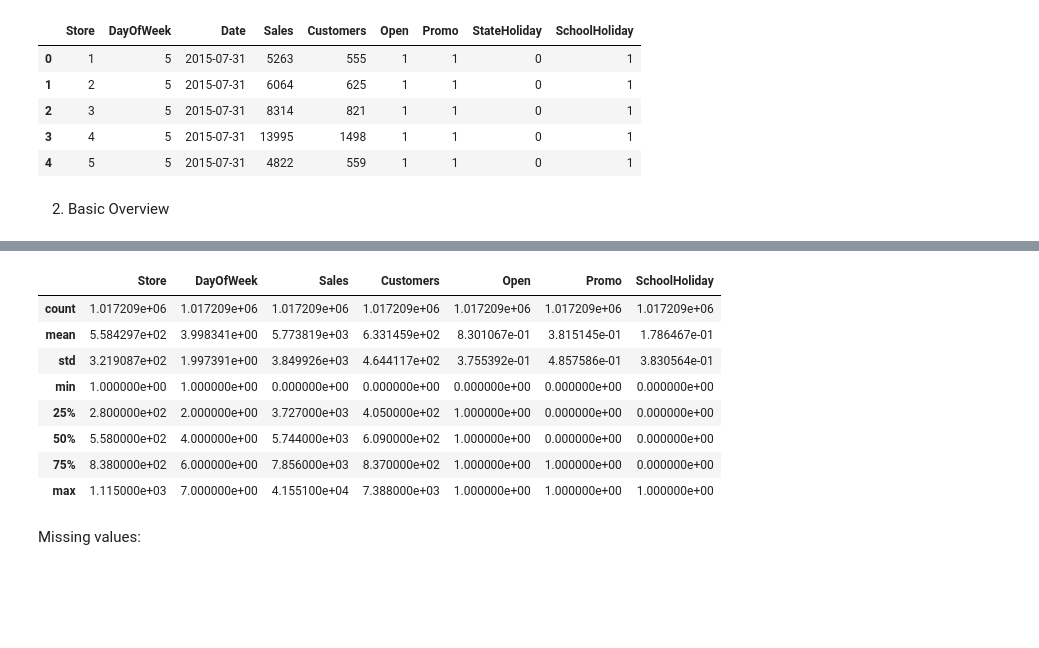
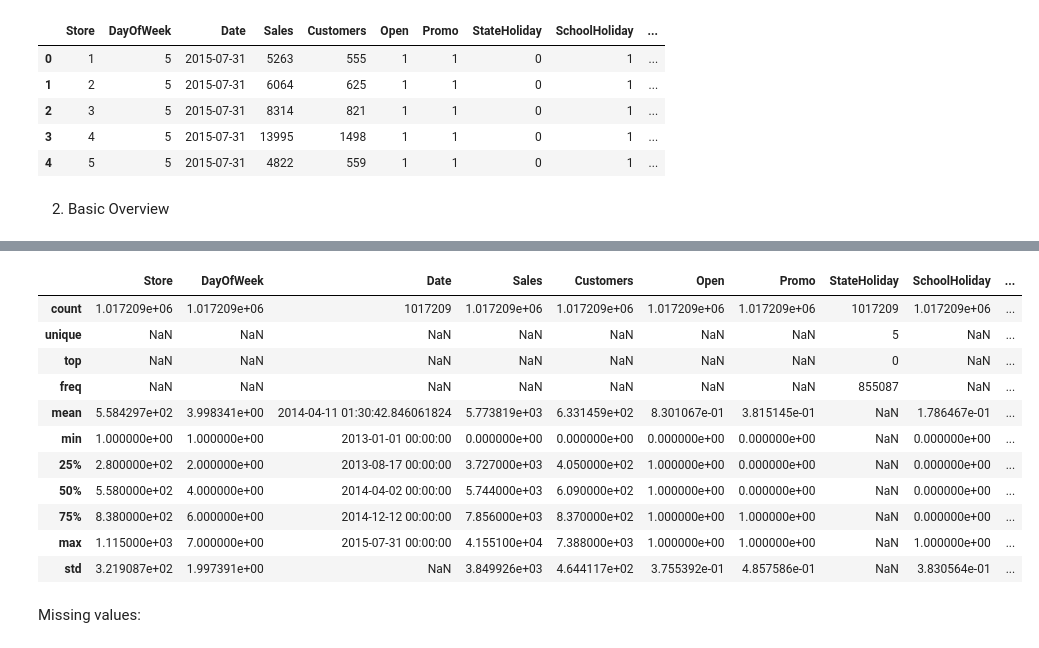
Before and after one commit to vburlay/Rossmann, a Jupyter notebook: notebooks/rossmann_eda.ipynb, the cells around one changed output, grey strips where cells are left out. Drawn from its saved outputs; the diff is of its cells as text; code cells hidden in the pictures; blank space fills up the shorter version.

```diff
--- a/notebooks/rossmann_eda.ipynb
+++ b/notebooks/rossmann_eda.ipynb
@@ -1,6 +1,6 @@
 # %%
 # ============================================
-# 1. IMPORTS & SETTINGS
+# 1. Imports
 # ============================================
 import pandas as pd
 import numpy as np
@@ -8,27 +8,28 @@ import matplotlib.pyplot as plt
 import seaborn as sns
 from config import RAW_DIR
 
-# Optional styling
-sns.set(style="whitegrid", context="talk")
-plt.rcParams["figure.figsize"] = (12, 6)
+plt.style.use("seaborn-v0_8")
+sns.set_palette("tab10")
 
-# Load data
 train = pd.read_csv(RAW_DIR / "train.csv")
 store = pd.read_csv(RAW_DIR /"store.csv")
 
-train.head()
+df = train.merge(store, on="Store", how="left")
+df["Date"] = pd.to_datetime(df["Date"])
+
+df.head()
 # %% [output]
-|  | Store | DayOfWeek | Date | Sales | Customers | Open | Promo | StateHoliday | SchoolHoliday |
-| 0 | 1 | 5 | 2015-07-31 | 5263 | 555 | 1 | 1 | 0 | 1 |
-| 1 | 2 | 5 | 2015-07-31 | 6064 | 625 | 1 | 1 | 0 | 1 |
-| 2 | 3 | 5 | 2015-07-31 | 8314 | 821 | 1 | 1 | 0 | 1 |
-| 3 | 4 | 5 | 2015-07-31 | 13995 | 1498 | 1 | 1 | 0 | 1 |
-| 4 | 5 | 5 | 2015-07-31 | 4822 | 559 | 1 | 1 | 0 | 1 |
+|  | Store | DayOfWeek | Date | Sales | Customers | Open | Promo | StateHoliday | SchoolHoliday | ... |
+| 0 | 1 | 5 | 2015-07-31 | 5263 | 555 | 1 | 1 | 0 | 1 | ... |
+| 1 | 2 | 5 | 2015-07-31 | 6064 | 625 | 1 | 1 | 0 | 1 | ... |
+| 2 | 3 | 5 | 2015-07-31 | 8314 | 821 | 1 | 1 | 0 | 1 | ... |
+| 3 | 4 | 5 | 2015-07-31 | 13995 | 1498 | 1 | 1 | 0 | 1 | ... |
+| 4 | 5 | 5 | 2015-07-31 | 4822 | 559 | 1 | 1 | 0 | 1 | ... |
 # %% [markdown]
 2. Basic Overview
 # %%
-train.info()
-train.describe()
+df.info()
+df.describe(include="all")
 # %% [output]
 <class 'pandas.core.frame.DataFrame'>
 RangeIndex: 1017209 entries, 0 to 1017208
@@ -49,12 +51,15 @@ memory usage: 69.8+ MB
-|  | Store | DayOfWeek | Sales | Customers | Open | Promo | SchoolHoliday |
-| count | 1.017209e+06 | 1.017209e+06 | 1.017209e+06 | 1.017209e+06 | 1.017209e+06 | 1.017209e+06 | 1.017209e+06 |
-| mean | 5.584297e+02 | 3.998341e+00 | 5.773819e+03 | 6.331459e+02 | 8.301067e-01 | 3.815145e-01 | 1.786467e-01 |
-| std | 3.219087e+02 | 1.997391e+00 | 3.849926e+03 | 4.644117e+02 | 3.755392e-01 | 4.857586e-01 | 3.830564e-01 |
-| min | 1.000000e+00 | 1.000000e+00 | 0.000000e+00 | 0.000000e+00 | 0.000000e+00 | 0.000000e+00 | 0.000000e+00 |
-| 25% | 2.800000e+02 | 2.000000e+00 | 3.727000e+03 | 4.050000e+02 | 1.000000e+00 | 0.000000e+00 | 0.000000e+00 |
-| 50% | 5.580000e+02 | 4.000000e+00 | 5.744000e+03 | 6.090000e+02 | 1.000000e+00 | 0.000000e+00 | 0.000000e+00 |
-| 75% | 8.380000e+02 | 6.000000e+00 | 7.856000e+03 | 8.370000e+02 | 1.000000e+00 | 1.000000e+00 | 0.000000e+00 |
-| max | 1.115000e+03 | 7.000000e+00 | 4.155100e+04 | 7.388000e+03 | 1.000000e+00 | 1.000000e+00 | 1.000000e+00 |
+|  | Store | DayOfWeek | Date | Sales | Customers | Open | Promo | StateHoliday | SchoolHoliday | ... |
+| count | 1.017209e+06 | 1.017209e+06 | 1017209 | 1.017209e+06 | 1.017209e+06 | 1.017209e+06 | 1.017209e+06 | 1017209 | 1.017209e+06 | ... |
+| unique | NaN | NaN | NaN | NaN | NaN | NaN | NaN | 5 | NaN | ... |
+| top | NaN | NaN | NaN | NaN | NaN | NaN | NaN | 0 | NaN | ... |
+| freq | NaN | NaN | NaN | NaN | NaN | NaN | NaN | 855087 | NaN | ... |
+| mean | 5.584297e+02 | 3.998341e+00 | 2014-04-11 01:30:42.846061824 | 5.773819e+03 | 6.331459e+02 | 8.301067e-01 | 3.815145e-01 | NaN | 1.786467e-01 | ... |
+| min | 1.000000e+00 | 1.000000e+00 | 2013-01-01 00:00:00 | 0.000000e+00 | 0.000000e+00 | 0.000000e+00 | 0.000000e+00 | NaN | 0.000000e+00 | ... |
+| 25% | 2.800000e+02 | 2.000000e+00 | 2013-08-17 00:00:00 | 3.727000e+03 | 4.050000e+02 | 1.000000e+00 | 0.000000e+00 | NaN | 0.000000e+00 | ... |
+| 50% | 5.580000e+02 | 4.000000e+00 | 2014-04-02 00:00:00 | 5.744000e+03 | 6.090000e+02 | 1.000000e+00 | 0.000000e+00 | NaN | 0.000000e+00 | ... |
+| 75% | 8.380000e+02 | 6.000000e+00 | 2014-12-12 00:00:00 | 7.856000e+03 | 8.370000e+02 | 1.000000e+00 | 1.000000e+00 | NaN | 0.000000e+00 | ... |
+| max | 1.115000e+03 | 7.000000e+00 | 2015-07-31 00:00:00 | 4.155100e+04 | 7.388000e+03 | 1.000000e+00 | 1.000000e+00 | NaN | 1.000000e+00 | ... |
+| std | 3.219087e+02 | 1.997391e+00 | NaN | 3.849926e+03 | 4.644117e+02 | 3.755392e-01 | 4.857586e-01 | NaN | 3.830564e-01 | ... |
 # %% [markdown]
 Missing values:
 # %%
```
Also changed, not shown: parts of 2 cells of this notebook.
